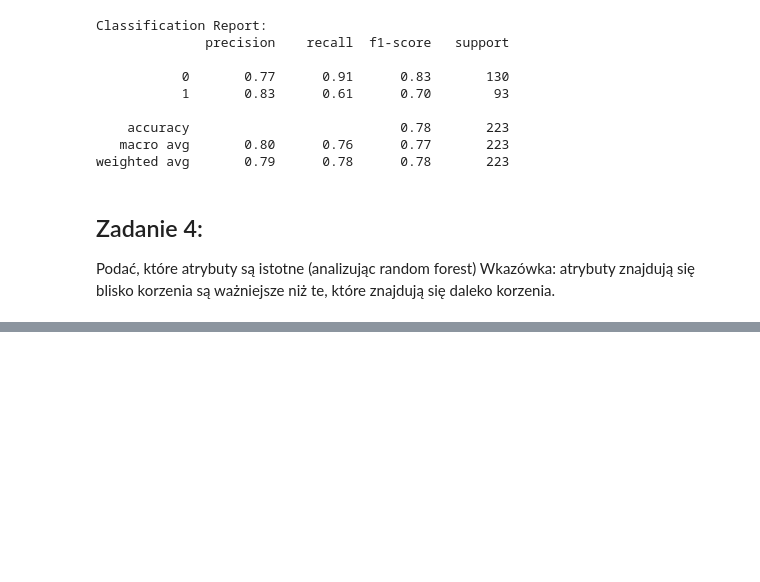
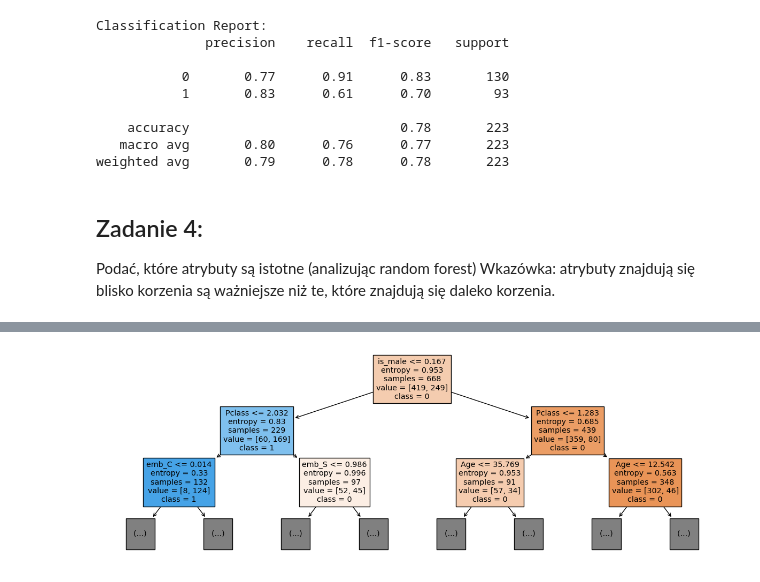
Before and after one commit to szezlong/Titanic_Disaster_Analysis, a Jupyter notebook: Titanic_DT_Ensemble.ipynb, the cells around one changed output, grey strips where cells are left out. Saved outputs shown, nothing was run; the diff lists cells and outputs as text; code cells hidden in the pictures; blank space fills up the shorter version.

```diff
--- a/Titanic_DT_Ensemble.ipynb
+++ b/Titanic_DT_Ensemble.ipynb
@@ -451,0 +475,9 @@ Wkazówka: atrybuty znajdują się blisko korzenia są ważniejsze niż te, któ
+# %%
+fig = plt.figure(figsize=(15, 5))
+
+t_names = ["0", "1"]
+tree.plot_tree(dt_best, max_depth=2, feature_names=X.columns.tolist(), class_names=t_names, filled=True)
+
+plt.show()
+# %% [output]
+[figure, added]
```
Also changed, not shown: parts of 2 cells of this notebook.
